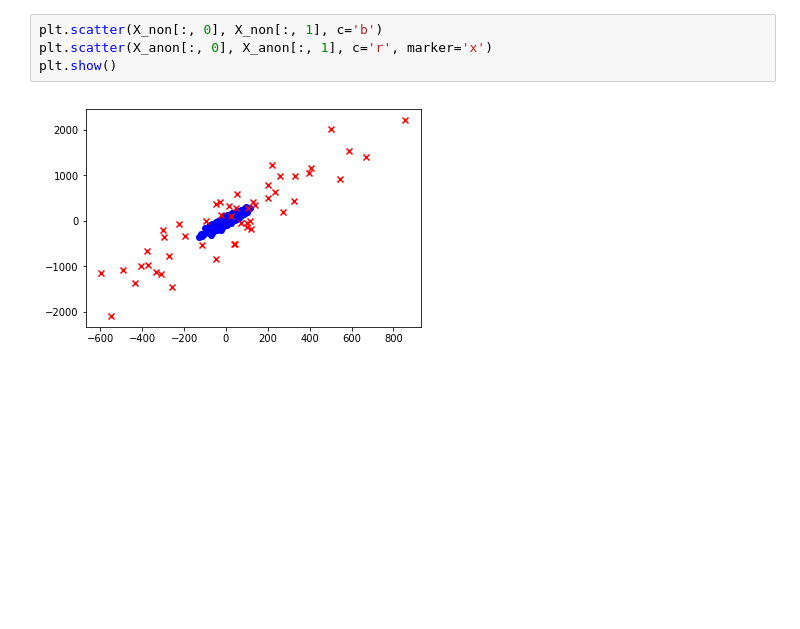
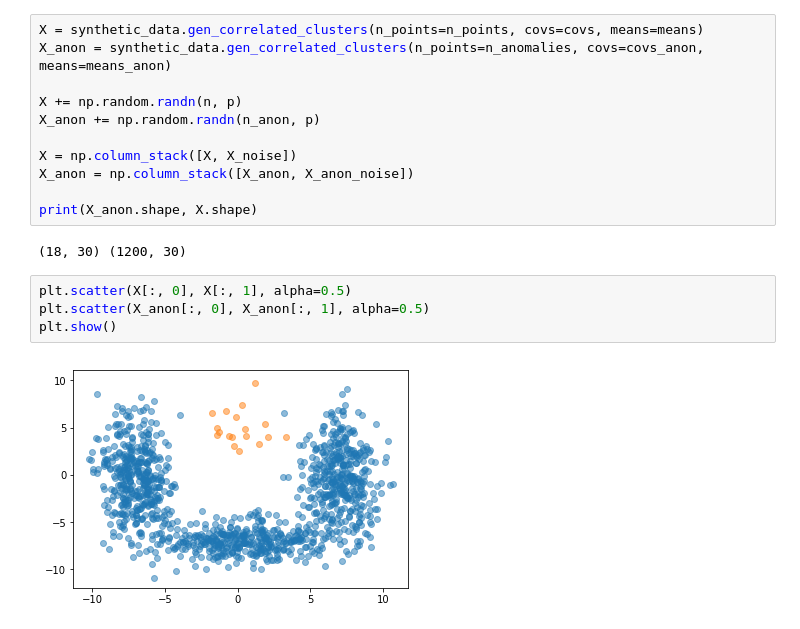
Before and after one commit to neerajgaur/RandomHyperplanes, a Jupyter notebook: notebooks/dataset-sandbox.ipynb, the cells around one changed output. Drawn from its saved outputs; the diff is of its cells as text; blank space fills up the shorter version.

```diff
--- a/notebooks/dataset-sandbox.ipynb
+++ b/notebooks/dataset-sandbox.ipynb
@@ -18,6 +51,19 @@ X_anon = X[np.where(y == 1.0)]
+# %%
+X = synthetic_data.gen_correlated_clusters(n_points=n_points, covs=covs, means=means)
+X_anon = synthetic_data.gen_correlated_clusters(n_points=n_anomalies, covs=covs_anon, means=means_anon)
+
+X += np.random.randn(n, p)
+X_anon += np.random.randn(n_anon, p)
+
+X = np.column_stack([X, X_noise])
+X_anon = np.column_stack([X_anon, X_anon_noise])
+
+print(X_anon.shape, X.shape)
+# %% [output]
+(18, 30) (1200, 30)
 # %%
-plt.scatter(X_non[:, 0], X_non[:, 1], c='b')
-plt.scatter(X_anon[:, 0], X_anon[:, 1], c='r', marker='x')
+plt.scatter(X[:, 0], X[:, 1], alpha=0.5)
+plt.scatter(X_anon[:, 0], X_anon[:, 1], alpha=0.5)
 plt.show()
 # %% [output]
-[figure, old version]
+[figure, new version]
```
Also changed, not shown: parts of 10 cells of this notebook, 9 other files.
